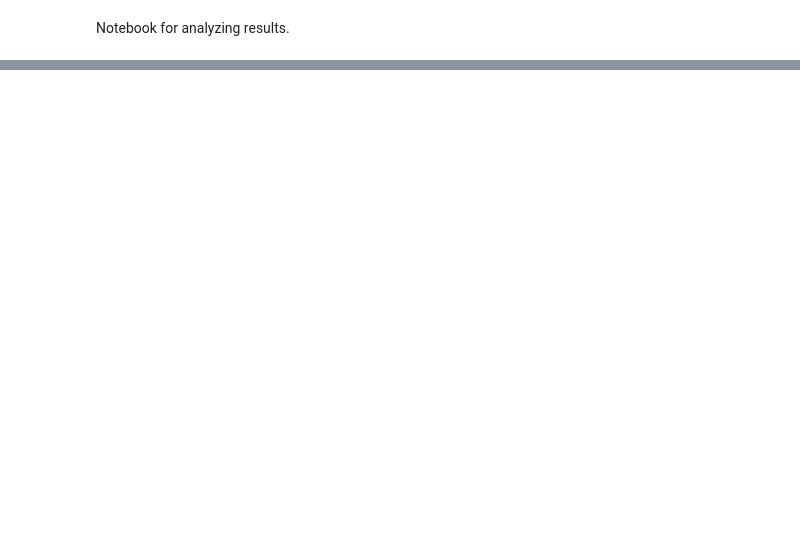
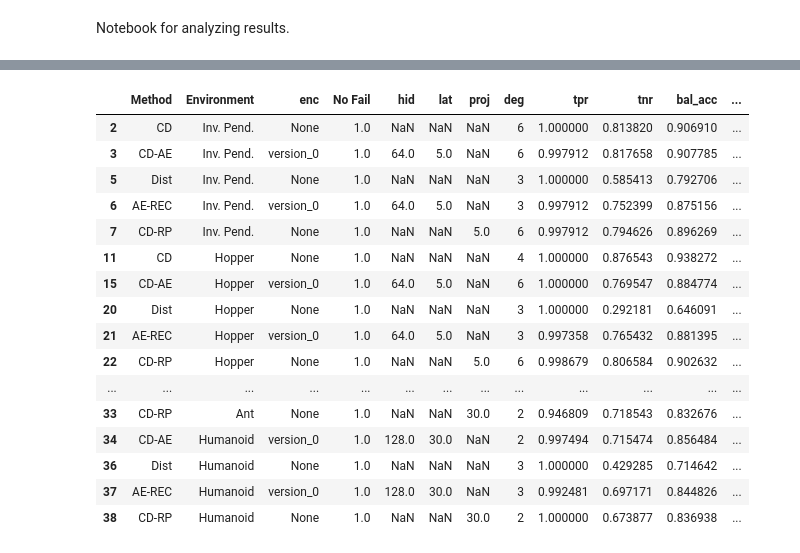
Before and after one commit to ljnel/cd_project, a Jupyter notebook: benchmark/results.ipynb, the cells around one changed output, grey strips where cells are left out. Drawn from its saved outputs; the diff is of its cells as text; code cells hidden in the pictures; blank space fills up the shorter version.

```diff
--- a/benchmark/results.ipynb
+++ b/benchmark/results.ipynb
@@ -7 +57,23 @@ df = pd.read_json('results.json', lines=True)
+# %%
+df = df.drop(drop_rows)
+df = df[df['No Fail'] == 1.0]
+df
+# %% [output]
+|  | Method | Environment | enc | No Fail | hid | lat | proj | deg | tpr | tnr | bal_acc | ... |
+| 2 | CD | Inv. Pend. | None | 1.0 | NaN | NaN | NaN | 6 | 1.000000 | 0.813820 | 0.906910 | ... |
+| 3 | CD-AE | Inv. Pend. | version_0 | 1.0 | 64.0 | 5.0 | NaN | 6 | 0.997912 | 0.817658 | 0.907785 | ... |
+| 5 | Dist | Inv. Pend. | None | 1.0 | NaN | NaN | NaN | 3 | 1.000000 | 0.585413 | 0.792706 | ... |
+| 6 | AE-REC | Inv. Pend. | version_0 | 1.0 | 64.0 | 5.0 | NaN | 3 | 0.997912 | 0.752399 | 0.875156 | ... |
+| 7 | CD-RP | Inv. Pend. | None | 1.0 | NaN | NaN | 5.0 | 6 | 0.997912 | 0.794626 | 0.896269 | ... |
+| 11 | CD | Hopper | None | 1.0 | NaN | NaN | NaN | 4 | 1.000000 | 0.876543 | 0.938272 | ... |
+| 15 | CD-AE | Hopper | version_0 | 1.0 | 64.0 | 5.0 | NaN | 6 | 1.000000 | 0.769547 | 0.884774 | ... |
+| 20 | Dist | Hopper | None | 1.0 | NaN | NaN | NaN | 3 | 1.000000 | 0.292181 | 0.646091 | ... |
+| 21 | AE-REC | Hopper | version_0 | 1.0 | 64.0 | 5.0 | NaN | 3 | 0.997358 | 0.765432 | 0.881395 | ... |
+| 22 | CD-RP | Hopper | None | 1.0 | NaN | NaN | 5.0 | 6 | 0.998679 | 0.806584 | 0.902632 | ... |
+| ... | ... | ... | ... | ... | ... | ... | ... | ... | ... | ... | ... | ... |
+| 33 | CD-RP | Ant | None | 1.0 | NaN | NaN | 30.0 | 2 | 0.946809 | 0.718543 | 0.832676 | ... |
+| 34 | CD-AE | Humanoid | version_0 | 1.0 | 128.0 | 30.0 | NaN | 2 | 0.997494 | 0.715474 | 0.856484 | ... |
+| 36 | Dist | Humanoid | None | 1.0 | NaN | NaN | NaN | 3 | 1.000000 | 0.429285 | 0.714642 | ... |
+| 37 | AE-REC | Humanoid | version_0 | 1.0 | 128.0 | 30.0 | NaN | 3 | 0.992481 | 0.697171 | 0.844826 | ... |
+| 38 | CD-RP | Humanoid | None | 1.0 | NaN | NaN | 30.0 | 2 | 1.000000 | 0.673877 | 0.836938 | ... |
 # %%
```
Also changed, not shown: parts of 9 cells of this notebook, 42 other files.
